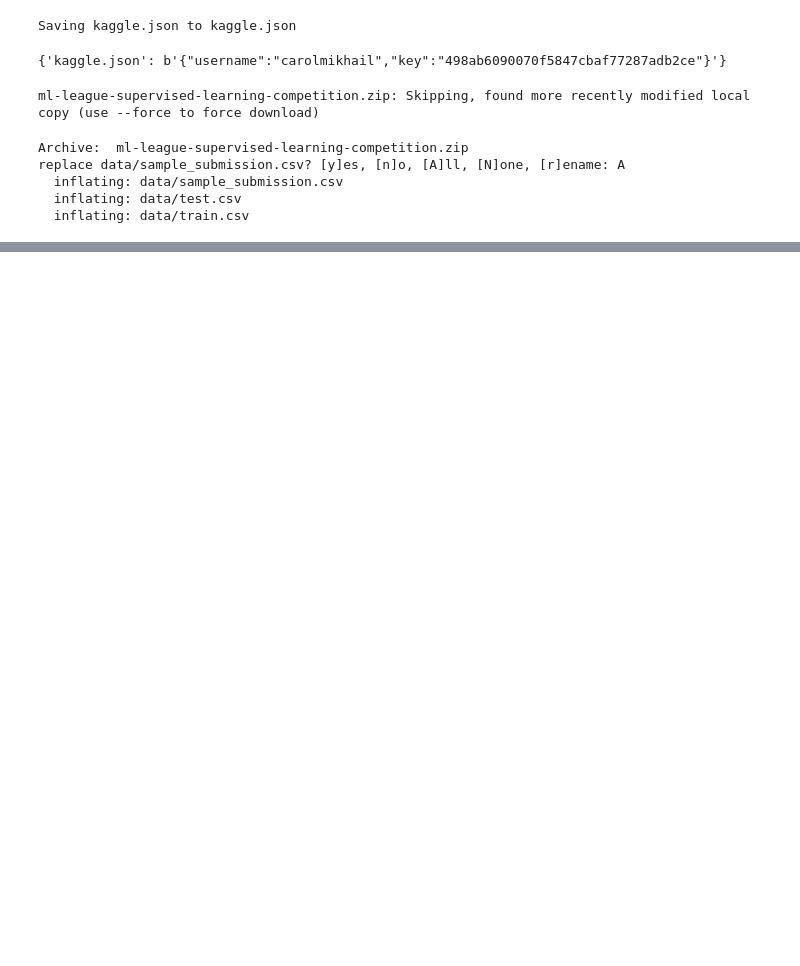
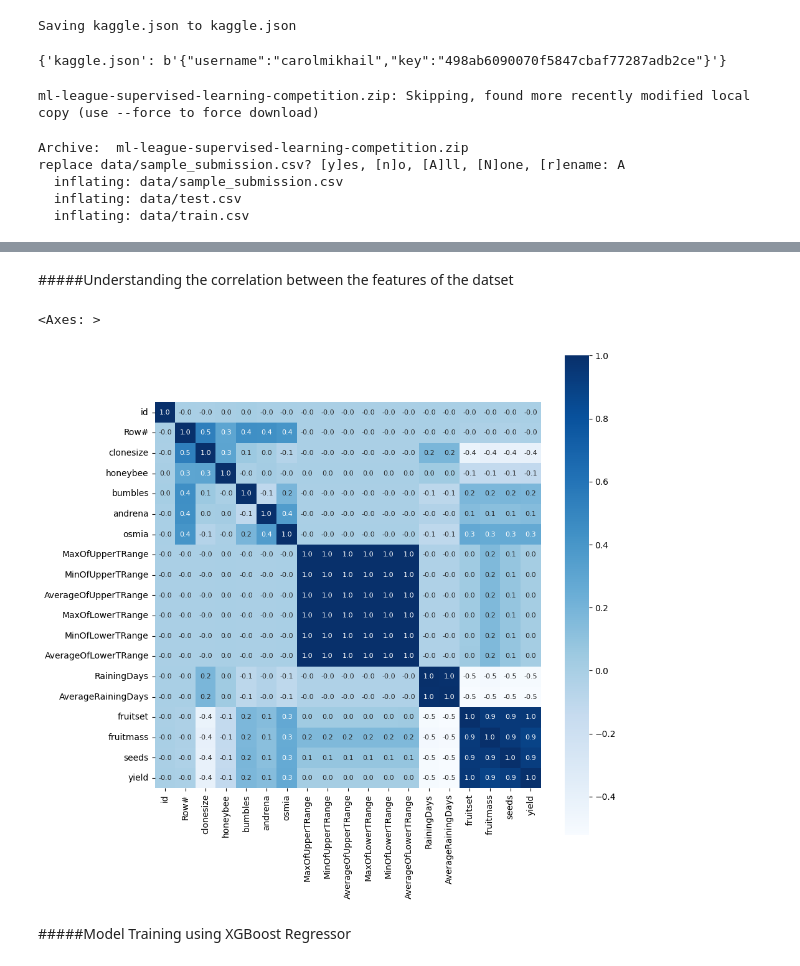
Before and after one commit to carol-furtado/Predicting-Blueberry-Yield-Using-Supervised-Regression-Models-A-Kaggle-ML-League-Challenge, a Jupyter notebook: WEC_competition.ipynb, the cells around one changed output, grey strips where cells are left out. Saved outputs shown, nothing was run; the diff lists cells and outputs as text; code cells hidden in the pictures; blank space fills up the shorter version.

```diff
--- a/WEC_competition.ipynb
+++ b/WEC_competition.ipynb
@@ -79,0 +182,13 @@ sample_data.isnull()
+# %% [markdown]
+#####Understanding the correlation between the features of the datset
+# %%
+
+correlation_train_data=sample_train_data.corr()
+#constructing a heatmap to understand the correlation
+plt.figure(figsize=(10,10))
+sns.heatmap(correlation_train_data,cbar=True,square=True,fmt='.1f',annot=True,annot_kws={'size':8},cmap='Blues')
+# %% [output]
+<Axes: >
+[figure, added]
+# %% [markdown]
+#####Model Training using XGBoost Regressor
```
Also changed, not shown: parts of 14 cells of this notebook.
